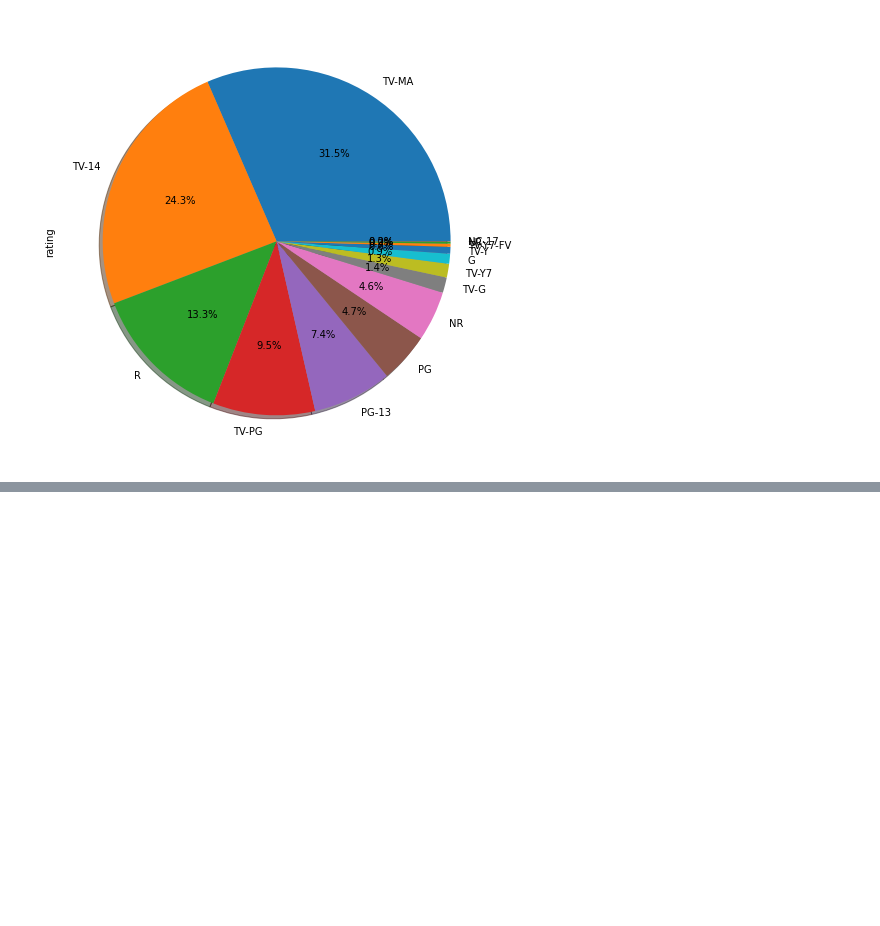
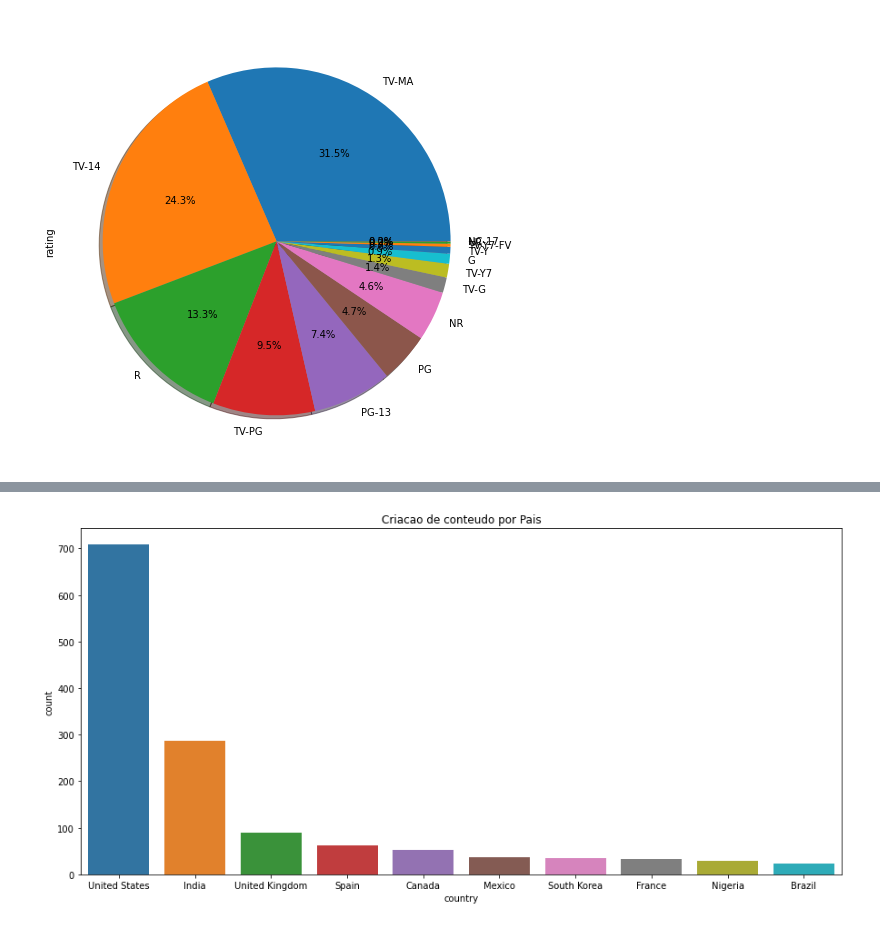
Before and after one commit to GiancarloJung/disrupt_2021, a Jupyter notebook: Netflix Analysis.ipynb, the cells around one changed output, grey strips where cells are left out. Saved outputs shown, nothing was run; the diff lists cells and outputs as text; code cells hidden in the pictures; blank space fills up the shorter version.

```diff
--- a/Netflix Analysis.ipynb
+++ b/Netflix Analysis.ipynb
@@ -157,0 +238,6 @@ plt.show()
+# %%
+plt.figure(1, figsize=(15, 7))
+plt.title("Criacao de conteudo por Pais")
+sns.countplot(x = "country", order=df['country'].value_counts().index[0:10] ,data=df);
+# %% [output]
+[figure, added]
```
Also changed, not shown: parts of 7 cells of this notebook.
